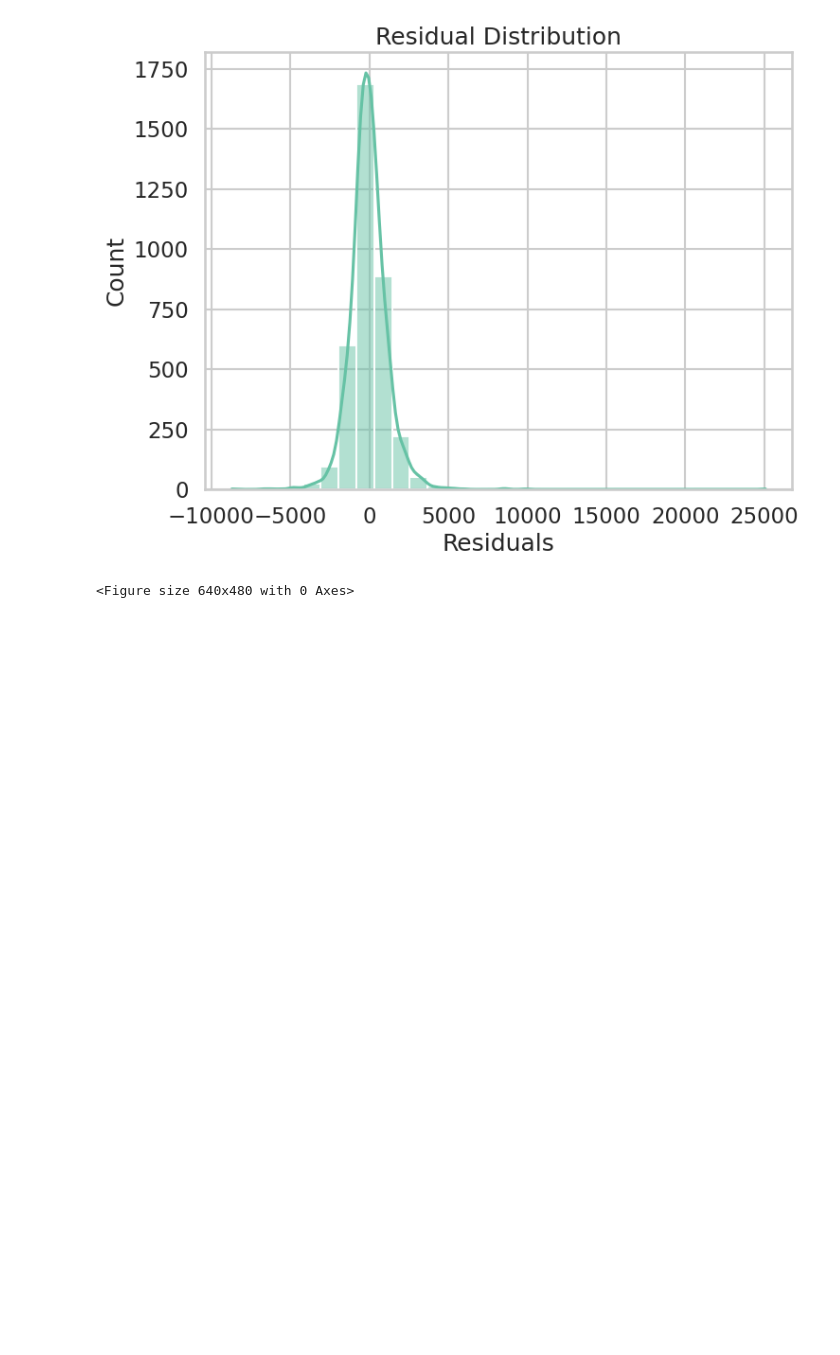
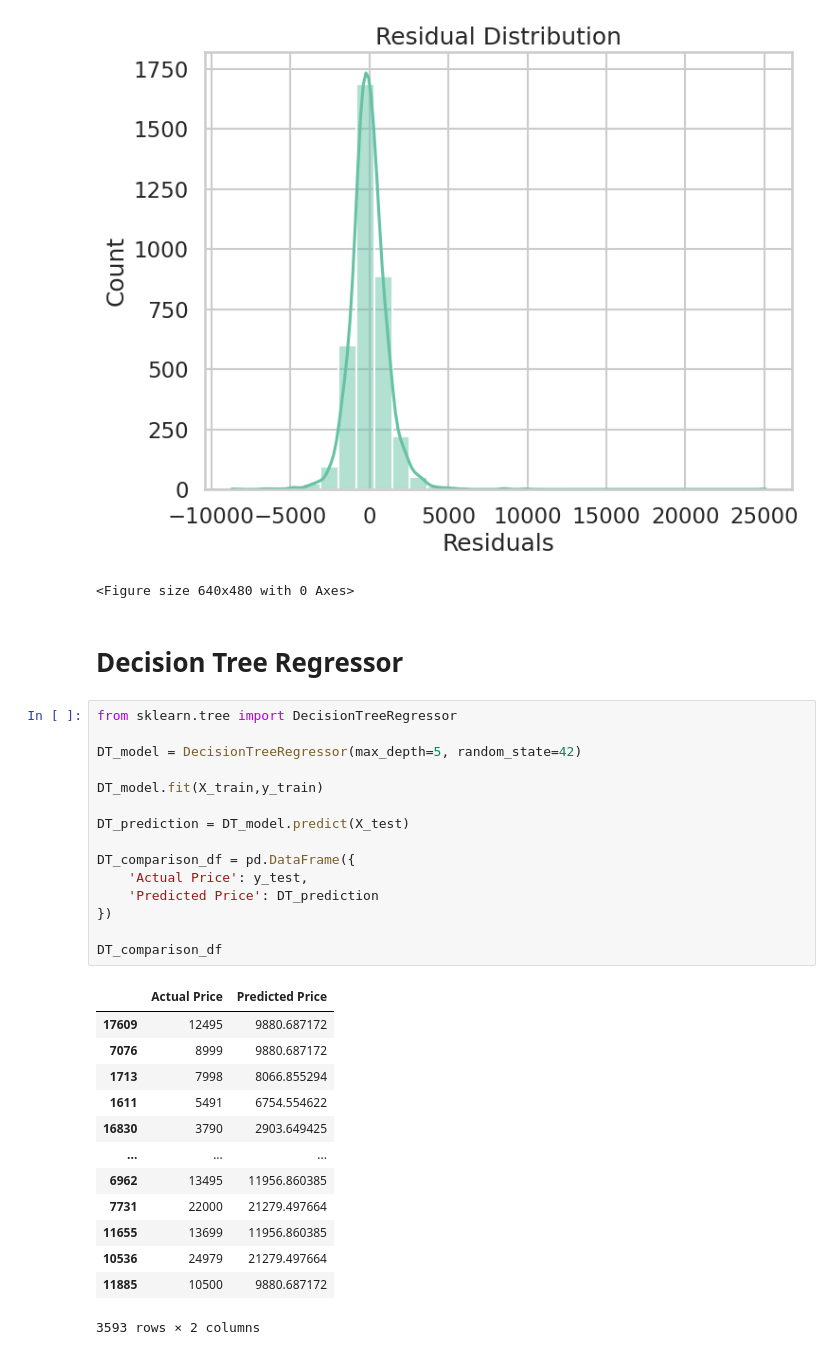
Before and after one commit to code-with-ayyan/Practice-Projects, a Jupyter notebook: Ford-car-price-prediction/ford.ipynb, the cells around one changed output. Cells and saved outputs as stored; diff of their text form; blank space fills up the shorter version.

```diff
--- a/Ford-car-price-prediction/ford.ipynb
+++ b/Ford-car-price-prediction/ford.ipynb
@@ -591,3 +590,34 @@ plt.savefig('images_KNN_model/residual_distribution_KNN_model.png')
 # %% [output]
 [figure]
 <Figure size 640x480 with 0 Axes>
+# %% [markdown]
+# Decision Tree Regressor
+# %%
+from sklearn.tree import DecisionTreeRegressor
+
+DT_model = DecisionTreeRegressor(max_depth=5, random_state=42)
+
+DT_model.fit(X_train,y_train)
+
+DT_prediction = DT_model.predict(X_test)
+
+DT_comparison_df = pd.DataFrame({
+    'Actual Price': y_test,
+    'Predicted Price': DT_prediction
+})
+
+DT_comparison_df
+# %% [output]
+|  | Actual Price | Predicted Price |
+| 17609 | 12495 | 9880.687172 |
+| 7076 | 8999 | 9880.687172 |
+| 1713 | 7998 | 8066.855294 |
+| 1611 | 5491 | 6754.554622 |
+| 16830 | 3790 | 2903.649425 |
+| ... | ... | ... |
+| 6962 | 13495 | 11956.860385 |
+| 7731 | 22000 | 21279.497664 |
+| 11655 | 13699 | 11956.860385 |
+| 10536 | 24979 | 21279.497664 |
+| 11885 | 10500 | 9880.687172 |
+3593 rows × 2 columns
```
Also changed, not shown: parts of 10 cells of this notebook, 3 other files.
